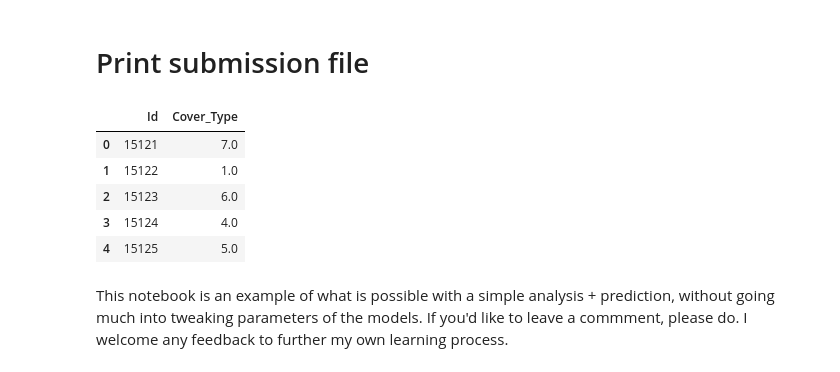
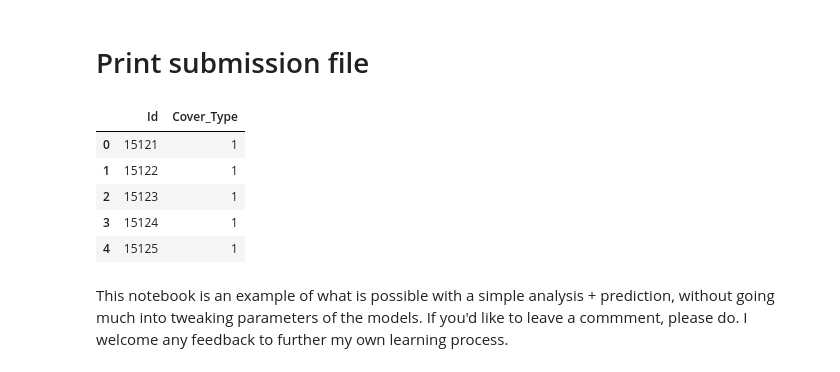
Before and after one commit to willtscott/Kaggle, a Jupyter notebook: forest-cover-type-kernels-only/notebook/Exploration and Basic Learning.ipynb, the cells around one changed output. Saved outputs shown, nothing was run; the diff lists cells and outputs as text; code cells hidden in the pictures.

```diff
--- a/forest-cover-type-kernels-only/notebook/Exploration and Basic Learning.ipynb
+++ b/forest-cover-type-kernels-only/notebook/Exploration and Basic Learning.ipynb
@@ -522,15 +537,15 @@ Wall time: 1min 4s
 # %% [markdown]
 <h1>Print submission file</h1>
 # %%
-sub = pd.DataFrame({"Id": test["Id"], "Cover_Type": predictions['Ada Boost'].astype('int')})
+sub = pd.DataFrame({"Id": test["Id"], "Cover_Type": pred.astype('int')})
 sub.reindex().head()
 # %% [output]
 |  | Id | Cover_Type |
-| 0 | 15121 | 7.0 |
-| 1 | 15122 | 1.0 |
-| 2 | 15123 | 6.0 |
-| 3 | 15124 | 4.0 |
-| 4 | 15125 | 5.0 |
+| 0 | 15121 | 1 |
+| 1 | 15122 | 1 |
+| 2 | 15123 | 1 |
+| 3 | 15124 | 1 |
+| 4 | 15125 | 1 |
 # %%
 sub.to_csv("submission.csv", index=False)
 # %% [markdown]
```
Also changed, not shown: parts of 22 cells of this notebook, 1 other file.
